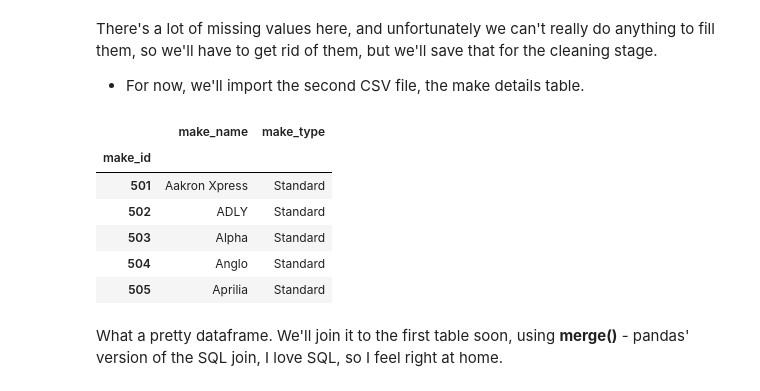
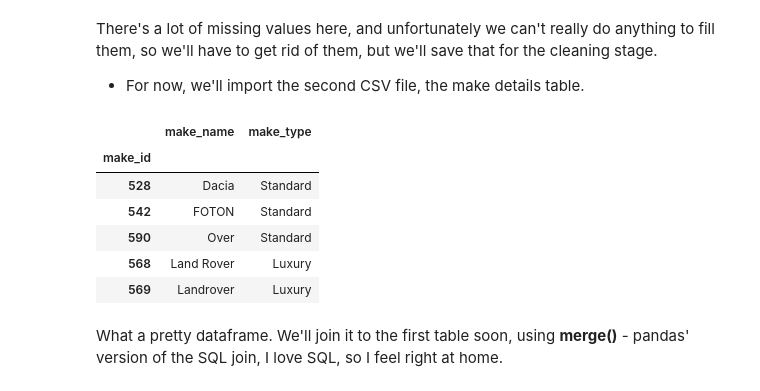
Before and after one commit to khaled-mehizel/nz-motor-theft-py-analysis, a Jupyter notebook: nz-carjacking-nb.ipynb, the cells around one changed output. Cells and saved outputs as stored; diff of their text form; code cells hidden in the pictures.

```diff
--- a/nz-carjacking-nb.ipynb
+++ b/nz-carjacking-nb.ipynb
@@ -67,19 +75,19 @@ There's a lot of missing values here, and unfortunately we can't really do anyth
 # %%
 makes = pd.read_csv('E:/projects/nz-motor-theft-py-analysis/make_details.csv',
             index_col = "make_id",
             header=0,
             dtype={"make_id":"Int16"},
             keep_default_na=True
 )
-makes.head()
+makes.sample(5)
 # %% [output]
 |  | make_name | make_type |
 | make_id |  |  |
-| 501 | Aakron Xpress | Standard |
-| 502 | ADLY | Standard |
-| 503 | Alpha | Standard |
-| 504 | Anglo | Standard |
-| 505 | Aprilia | Standard |
+| 528 | Dacia | Standard |
+| 542 | FOTON | Standard |
+| 590 | Over | Standard |
+| 568 | Land Rover | Luxury |
+| 569 | Landrover | Luxury |
 # %% [markdown]
 What a pretty dataframe. We'll join it to the first table soon, using **merge()** - pandas' version of the SQL join, I love SQL, so I feel right at home.
 # %% [markdown]
```
Also changed, not shown: parts of 24 cells of this notebook, 1 other file.
